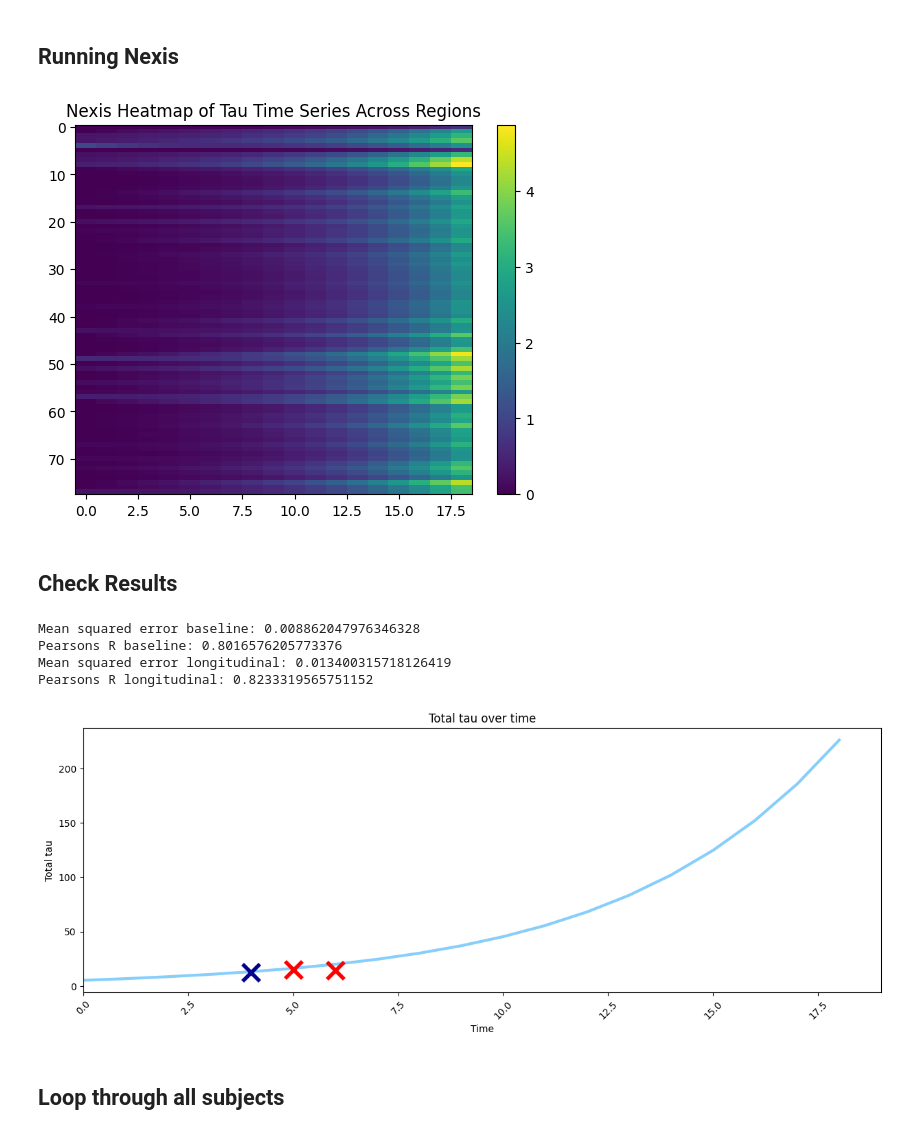
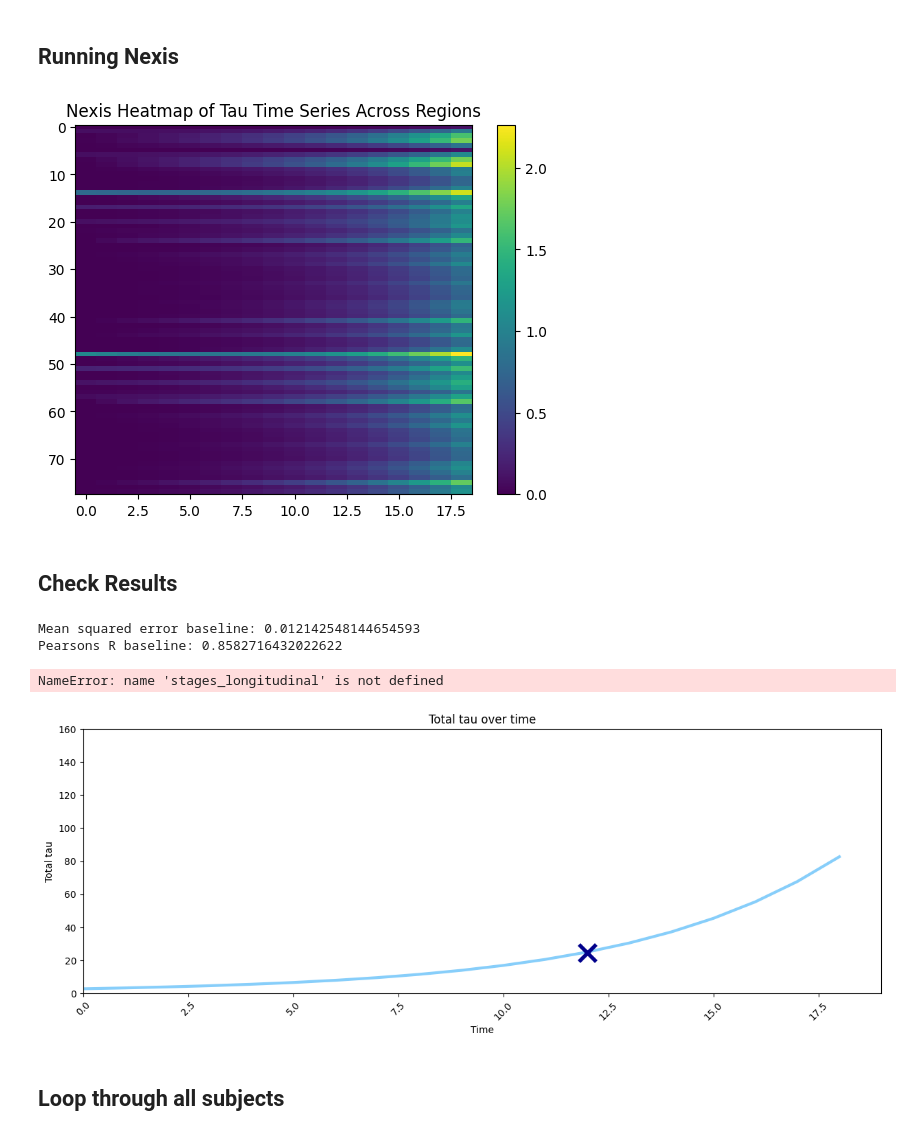
Before and after one commit to LaasyaMunjeti/EBM-Nexis, a Jupyter notebook: Running_nexis_seedop.ipynb, the cells around one changed output. Cells and saved outputs as stored; diff of their text form; code cells hidden in the pictures.

```diff
--- a/Running_nexis_seedop.ipynb
+++ b/Running_nexis_seedop.ipynb
@@ -146,7 +147,7 @@ patient_data = patient_data[new_column_order]
 patient_data = patient_data.drop(regions_to_exclude, axis = 1)
 
 if individual:
-    RID = 4197 #EDIT PATIENT RID MANUALLY HERE (figure 4: 4271, 2373) (figure 7: 6284, 4197)
+    RID = 6483 #EDIT PATIENT RID MANUALLY HERE (individual seeds figure: 4637, 2373) (longitudinal validation: 6284, 4197)
     patient = patient_data[patient_data['RID'] == RID]
     patient_longitudinal = longitudinal_stage_tau[longitudinal_stage_tau['RID'] == RID]
 
@@ -528,4 +497,4 @@ if individual:
 # Plot heatmap of Y
 plt = heatmap('baseline',Y)
 # %% [output]
-[figure, old version]
+[figure, new version]
@@ -546,12 +520,14 @@ if individual:
     R_longitudinal, p_value_longitudinal = pearsonr(patient_tau_longitudinal[:,:2].flatten(), Y_edited_longitudinal.flatten())
     print('Pearsons R longitudinal: ' + str(R_longitudinal))
 # %% [output]
-Mean squared error baseline: 0.008862047976346328
-Pearsons R baseline: 0.8016576205773376
-Mean squared error longitudinal: 0.013400315718126419
-Pearsons R longitudinal: 0.8233319565751152
+Mean squared error baseline: 0.012142548144654593
+Pearsons R baseline: 0.8582716432022622
+NameError: name 'stages_longitudinal' is not defined
 # %%
 # Plot total tau over time for patient tau and Y_edited
+
+# Do you want to plot longitudinal validation or just baseline?
+longitudinal = 0
 
 if individual:
 
@@ -566,7 +542,8 @@ if individual:
     #tau_mass_patient = regional_volumes_array * patient_tau
     #total_tau_patient = np.sum(tau_mass_patient, axis=0)
     total_tau_patient = np.sum(patient_tau, axis=0)
-    longitudinal_sums = patient_tau_longitudinal.sum(axis=0)
+    if longitudinal:
+        longitudinal_sums = patient_tau_longitudinal.sum(axis=0)
 
     time_points_Y = np.linspace(0, 18, 19)
 
@@ -577,40 +554,40 @@ if individual:
 
     # Plot total_tau_patient (baseline and longitudinal) on the same graph
     plt.plot(stages, total_tau_patient, marker='x', linestyle='--', color='#00008B', label= 'patient', markersize=18, markeredgewidth=4)
-    for i in range(len(longitudinal_sums)-1):
-        plt.plot(stages_longitudinal[i], longitudinal_sums[i], marker='x', linestyle='--', color= 'red', label= 'patient', markersize=18, markeredgewidth=4)
+    #for i in range(len(longitudinal_sums)-1):
+        #plt.plot(stages_longitudinal[i], longitudinal_sums[i], marker='x', linestyle='--', color= 'red', label= 'patient', markersize=18, markeredgewidth=4)
 
     plt.title('Total tau over time')
     plt.xlabel('Time')  # Label the x-axis
     plt.ylabel('Total tau')  # Label the y-axis
     plt.xticks(rotation=45)  # Optional: rotate x-axis labels for better readability
     plt.xlim(0,19)
-    #plt.ylim(0,100)
+    plt.ylim(0,160)
     #plt.legend()  # Add a legend to distinguish the two lines
     plt.show
 
 else:
     # Define time points
     time_points = np.linspace(0,18,19)
 
     plt.figure(figsize=(10, 6))
 
     # Plot Y
     total_tau_Y = np.sum(Y, axis=0)
     plt.plot(time_points, total_tau_Y, marker='o', linestyle='-', color='r', label= 'Y')
 
     # Plot total tau for each subject
     patient_data.loc[:, 'Sum'] = patient_data.iloc[:, 4:].sum(axis=1)
     plt.scatter(patient_data['ml_stage'], patient_data['Sum'], color='b', label='Subjects')
 
     plt.title('Total tau over time')
     plt.xlabel('Time')  # Label the x-axis
     plt.ylabel('Total tau')  # Label the y-axis
     plt.xticks(rotation=45)  # Optional: rotate x-axis labels for better readability
     #plt.legend()  # Add a legend to distinguish the two lines
     plt.show
 # %% [output]
-[figure, old version]
+[figure, new version]
 # %%
 # Saving Y and patient tau to be displayed by PySurfer
 Y_trans = Y.T
```
Also changed, not shown: parts of 17 cells of this notebook.
